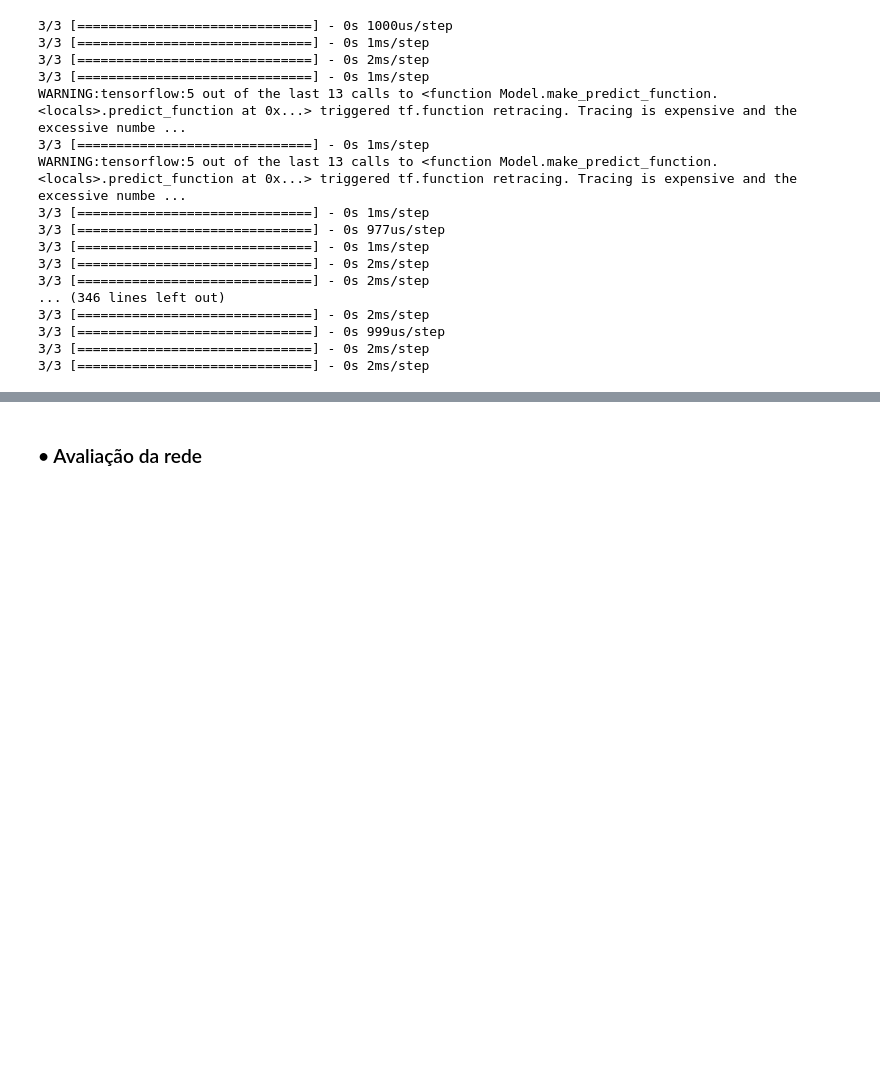
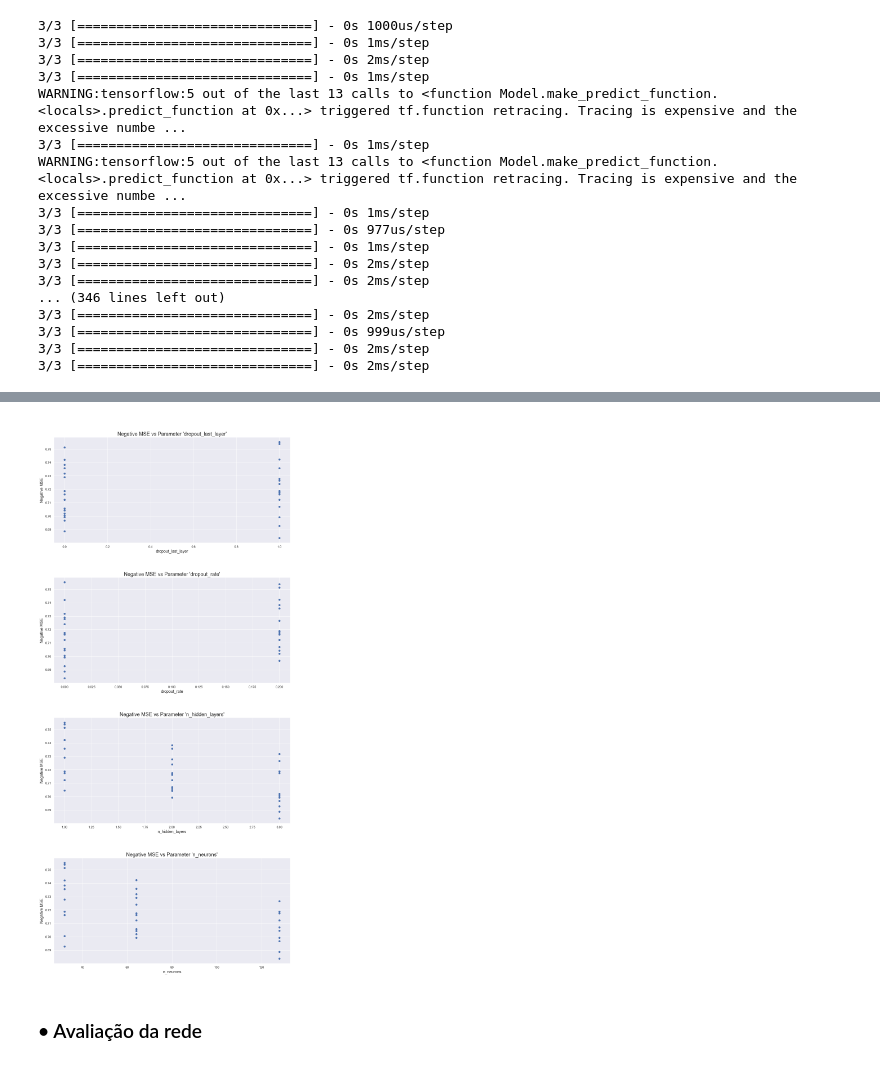
Before and after one commit to pedroboechat/COC361_InteligenciaComputacional, a Jupyter notebook: notebook_classification.ipynb, the cells around one changed output, grey strips where cells are left out. Cells and saved outputs as stored; diff of their text form; code cells hidden in the pictures; blank space fills up the shorter version.

```diff
--- a/notebook_classification.ipynb
+++ b/notebook_classification.ipynb
@@ -366,0 +367,12 @@ INFO:tensorflow:Assets written to: C:\Users\pedro\AppData\Local\Temp\tmpiinkedwb
+# %%
+df_grid = pd.DataFrame.from_dict(grid_result.cv_results_)
+df_grid = df_grid[[
+    "mean_test_score",
+    "std_test_score",
+    "param_dropout_last_layer",
+    "param_dropout_rate",
+    "param_n_hidden_layers",
+    "param_n_neurons"
+]]
+# %%
+df_grid = df_grid.sort_values(by="mean_test_score", ascending=False).reset_index(drop=True)
@@ -367,2 +388,16 @@ INFO:tensorflow:Assets written to: C:\Users\pedro\AppData\Local\Temp\tmpiinkedwb
+# %%
+fig, ax = plt.subplots(nrows=4, figsize=(13, 4*7))
+params_list = df_grid.columns[2:]
+
+for i in range(4):
+    ax[i].scatter(df_grid[params_list[i]], df_grid["mean_test_score"])
+    ax[i].set_title(f"\n\nNegative MSE vs Parameter '{params_list[i][6:]}'", fontsize=18)
+    ax[i].set_xlabel(params_list[i][6:], fontsize=14)
+    ax[i].set_ylabel("Negative MSE", fontsize=14)
+
+fig.tight_layout(pad=2.0)
+plt.show()
+# %% [output]
+[figure, added]
 # %% [markdown]
 ### • Avaliação da rede
```
Also changed, not shown: parts of 11 cells of this notebook.
